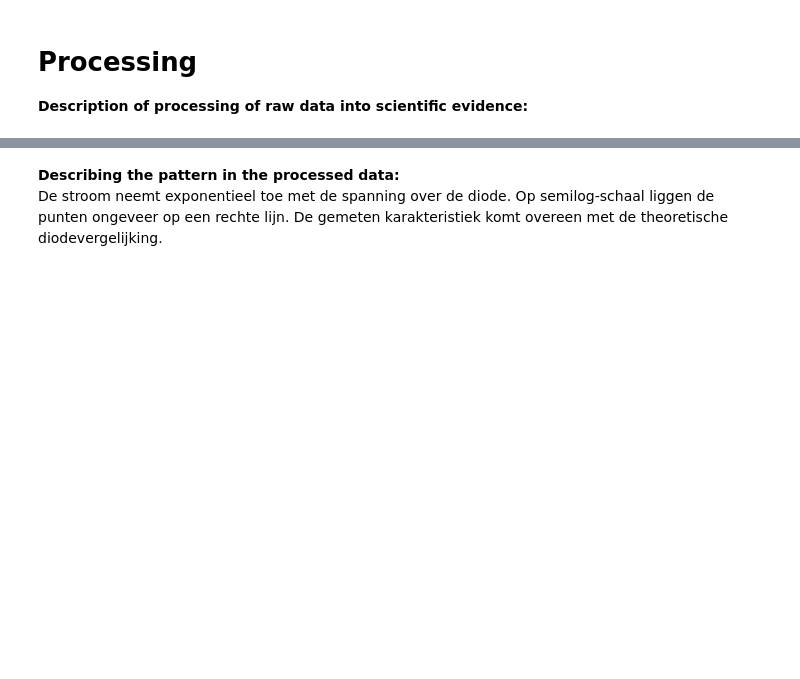
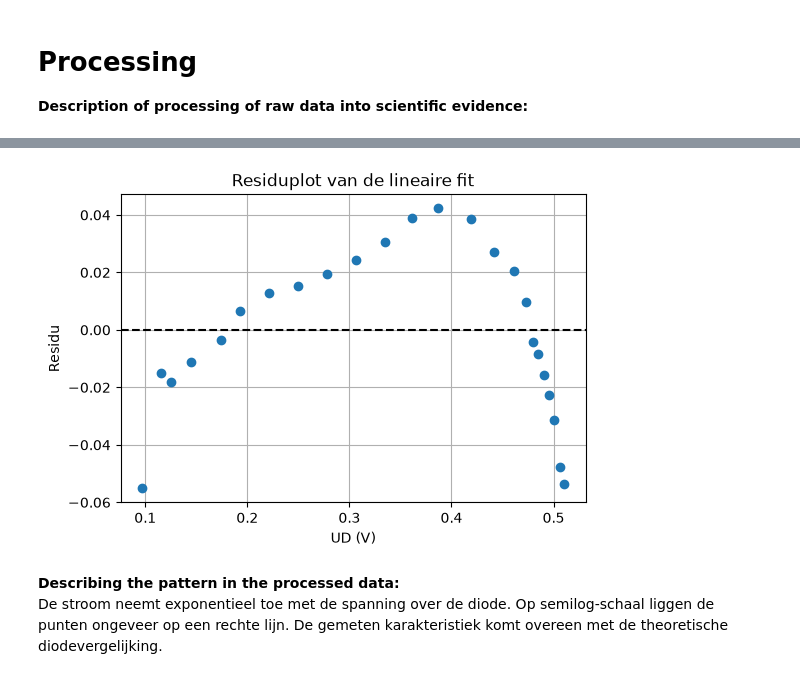
Before and after one commit to gijshouwer-art/IP-2-thermo, a Jupyter notebook: BM_labjournaal.ipynb, the cells around one changed output, grey strips where cells are left out. Cells and saved outputs as stored; diff of their text form; code cells hidden in the pictures; blank space fills up the shorter version.

```diff
--- a/BM_labjournaal.ipynb
+++ b/BM_labjournaal.ipynb
@@ -189,3 +198,21 @@ Afwijking = 14.06 %
+# %%
+# Voorspelde waarden van de fit
+y_fit = lineair(UD[mask], *popt)
+
+# Residuen = gemeten - fit
+residuen = np.log10(ID[mask]) - y_fit
+
+# Residuplot
+plt.figure(figsize=(6,4))
+plt.axhline(0, color='black', linestyle='--')
+plt.plot(UD[mask], residuen, 'o')
+plt.xlabel("UD (V)")
+plt.ylabel("Residu")
+plt.title("Residuplot van de lineaire fit")
+plt.grid(True)
+plt.show()
+# %% [output]
+[figure, added]
 # %% [markdown]
 **Describing the pattern in the processed data:**
 De stroom neemt exponentieel toe met de spanning over de diode. Op semilog-schaal liggen de punten ongeveer op een rechte lijn. De gemeten karakteristiek komt overeen met de theoretische diodevergelijking.
```
Also changed, not shown: parts of 6 cells of this notebook.
